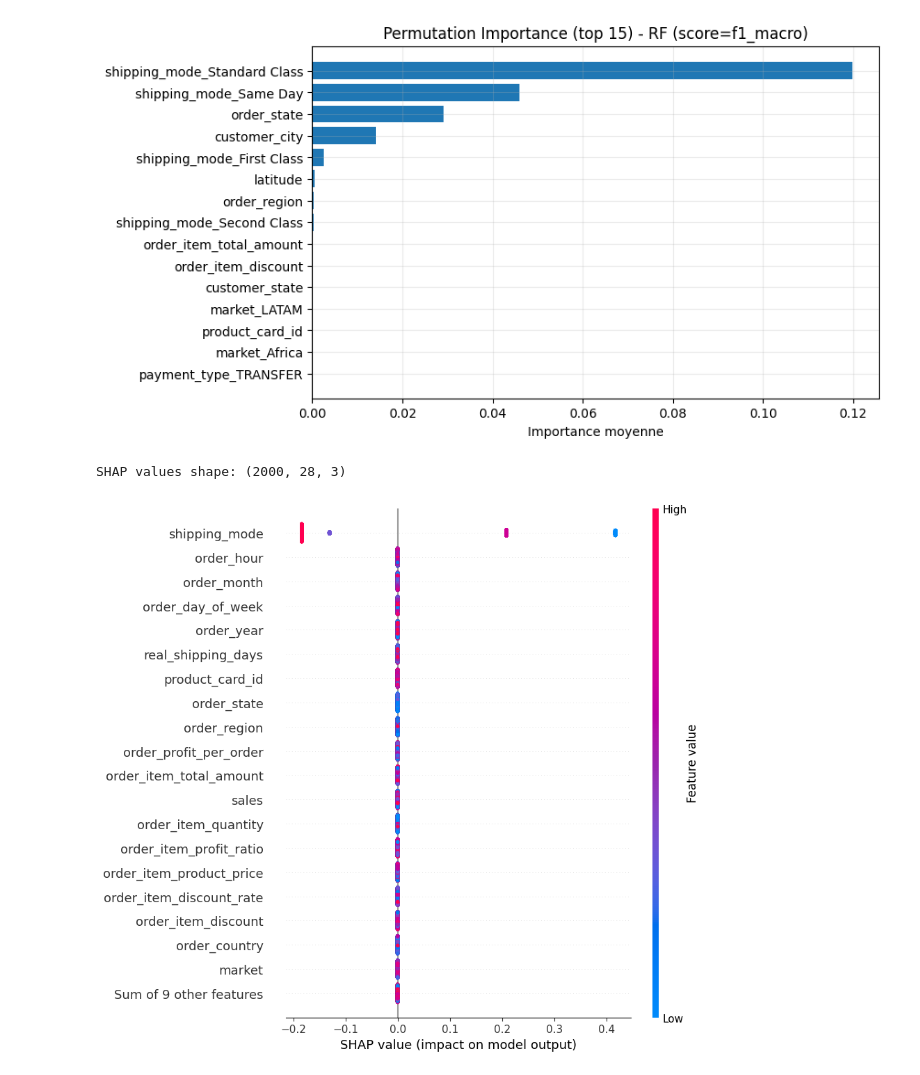
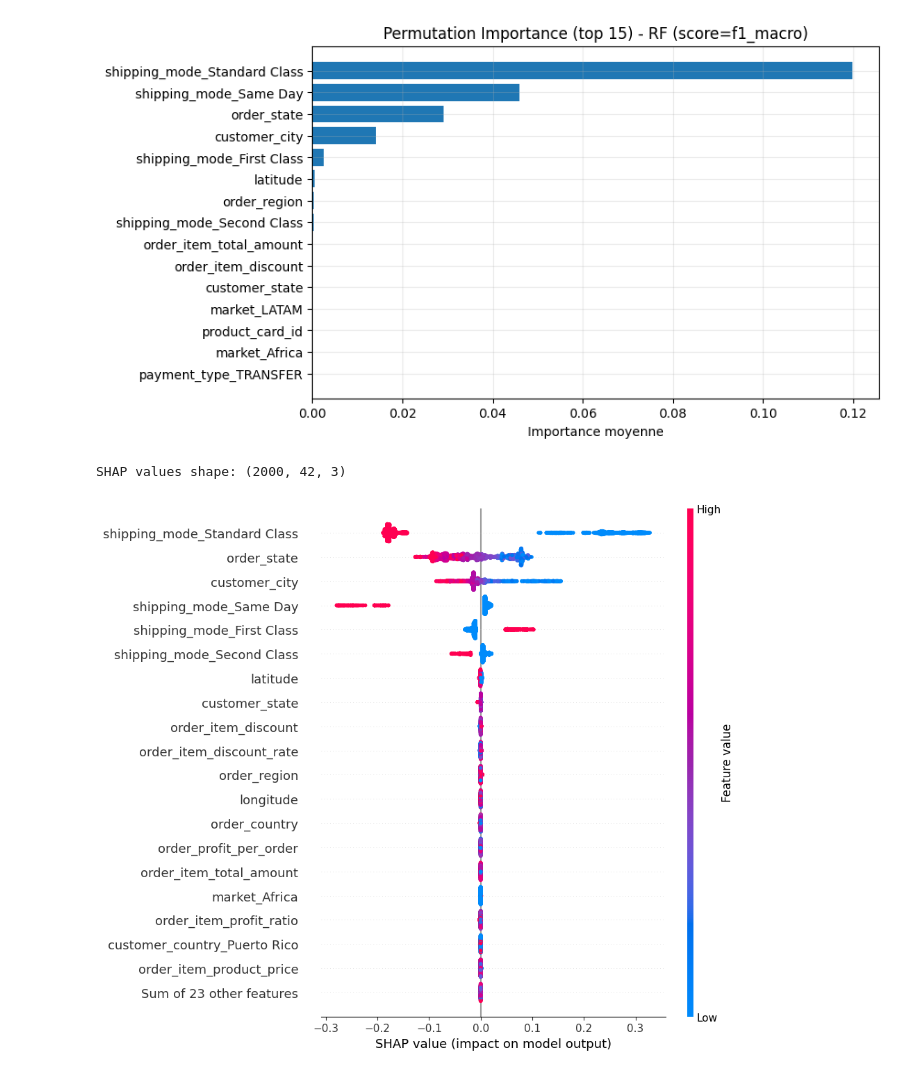
Before and after one commit to moubarik-ashraf/DS_Project, a Jupyter notebook: notebooks/02_modeling.ipynb, the cells around one changed output. Saved outputs shown, nothing was run; the diff lists cells and outputs as text; code cells hidden in the pictures.

```diff
--- a/notebooks/02_modeling.ipynb
+++ b/notebooks/02_modeling.ipynb
@@ -760,28 +760,19 @@ print(f"✅ Modèle DT prêt et téléchargement lancé : {dt_filename}")
 # %%
 import numpy as np
 import matplotlib.pyplot as plt
-
+import joblib
 from sklearn.ensemble import RandomForestClassifier
 from sklearn.metrics import confusion_matrix, classification_report
 
 # =========================
 # RF final: train (train+val) -> test
 # =========================
-rf_params = {
-    "n_estimators": 387,
-    "max_depth": None,
-    "min_samples_split": 43,
-    "min_samples_leaf": 27,
-    "max_features": None,
-    "bootstrap": True,
-    "class_weight": None,
-    "ccp_alpha": 0.0010495128632644758,
-    "random_state": 42,
-    "n_jobs": -1
-}
 
-rf_final = RandomForestClassifier(**rf_params)
-rf_final.fit(X_trainval, y_trainval)
+# Charger le modèle depuis le fichier
+# Remplacez le nom par celui de votre fichier (ex: 'best_knn_model.joblib')
+rf_final = joblib.load('/content/DS_Project/models/best_rf_model.joblib')
+
+print("✅ Modèle chargé avec succès !")
 
 y_pred = rf_final.predict(X_test)
 
@@ -1569,21 +1549,7 @@ from sklearn.metrics import confusion_matrix, classification_report
 # =========================
 # RF final: train (train+val) -> test
 # =========================
-rf_params = {
-    "n_estimators": 387,
-    "max_depth": None,
-    "min_samples_split": 43,
-    "min_samples_leaf": 27,
-    "max_features": None,
-    "bootstrap": True,
-    "class_weight": None,
-    "ccp_alpha": 0.0010495128632644758,
-    "random_state": 42,
-    "n_jobs": -1
-}
 
-rf_final = RandomForestClassifier(**rf_params)
-rf_final.fit(X_trainval, y_trainval)
 
 y_pred = rf_final.predict(X_test)
 
@@ -1679,36 +1645,36 @@ dtype: float64
 import numpy as np
 import shap
 
 # échantillon pour aller vite (garde les mêmes colonnes/ordre)
 X_shap = X_test.sample(n=min(2000, len(X_test)), random_state=42)
 
 # ✅ Utiliser l'API unifiée (retourne un objet Explanation cohérent)
-explainer = shap.Explainer(dt_final, X_shap)
+explainer = shap.Explainer(rf_final, X_shap)
 sv = explainer(X_shap)  # shap.Explanation
 
 # sv.values peut être:
 # - (n_samples, n_features)  -> binaire ou regression
 # - (n_samples, n_features, n_classes) -> multi-classes (le cas ici)
 
 vals = sv.values
 print("SHAP values shape:", np.array(vals).shape)
 
 # Extraire la classe 0 (Delayed) si multi-classes
 if np.array(vals).ndim == 3:
     sv_delayed = shap.Explanation(
         values=vals[:, :, 0],
         base_values=sv.base_values[:, 0] if np.array(sv.base_values).ndim > 1 else sv.base_values,
         data=sv.data,
         feature_names=sv.feature_names
     )
 else:
     sv_delayed = sv
 
 # Plot (beeswarm / summary)
 shap.plots.beeswarm(sv_delayed, max_display=20)
 # %% [output]
-SHAP values shape: (2000, 28, 3)
+SHAP values shape: (2000, 42, 3)
-[figure, old version]
+[figure, new version]
 # %%
 import pandas as pd
 import numpy as np
```
Also changed, not shown: parts of 8 cells of this notebook.
